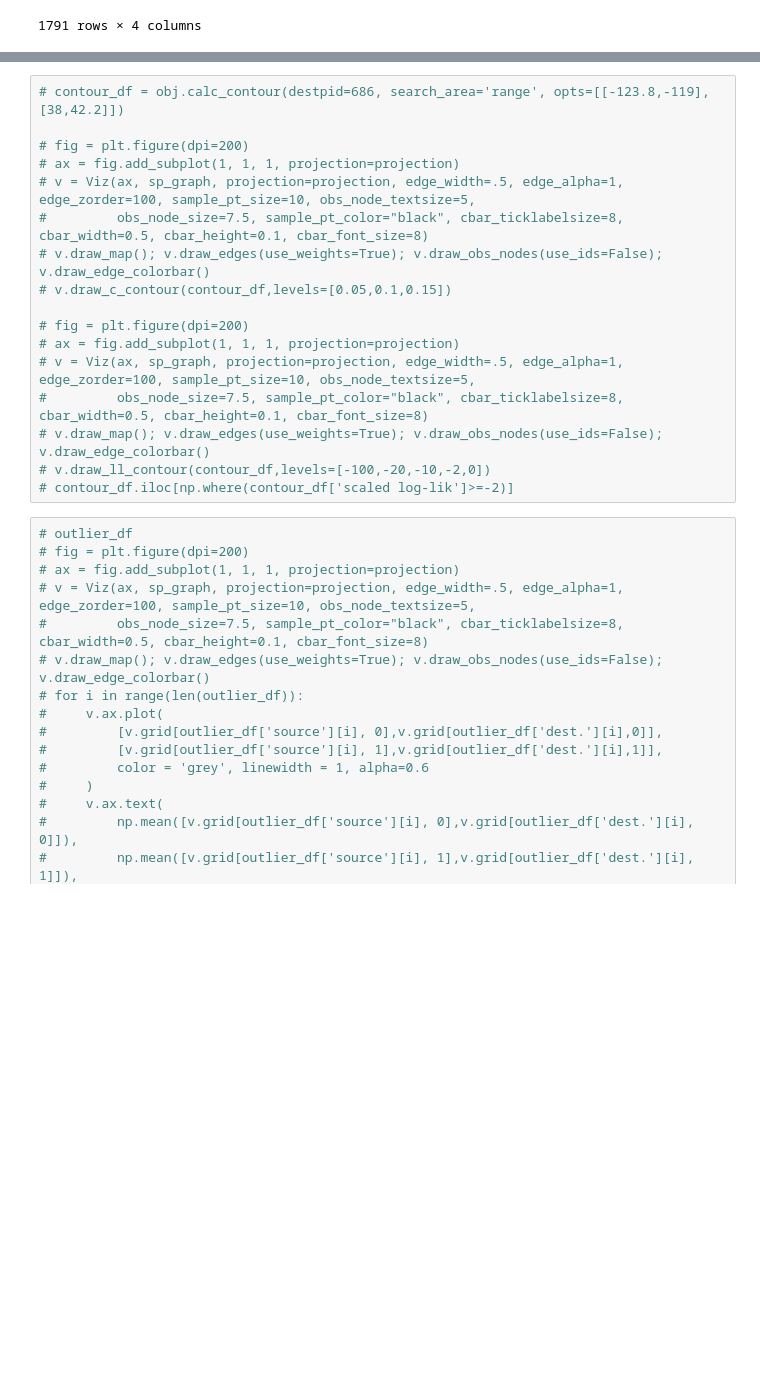
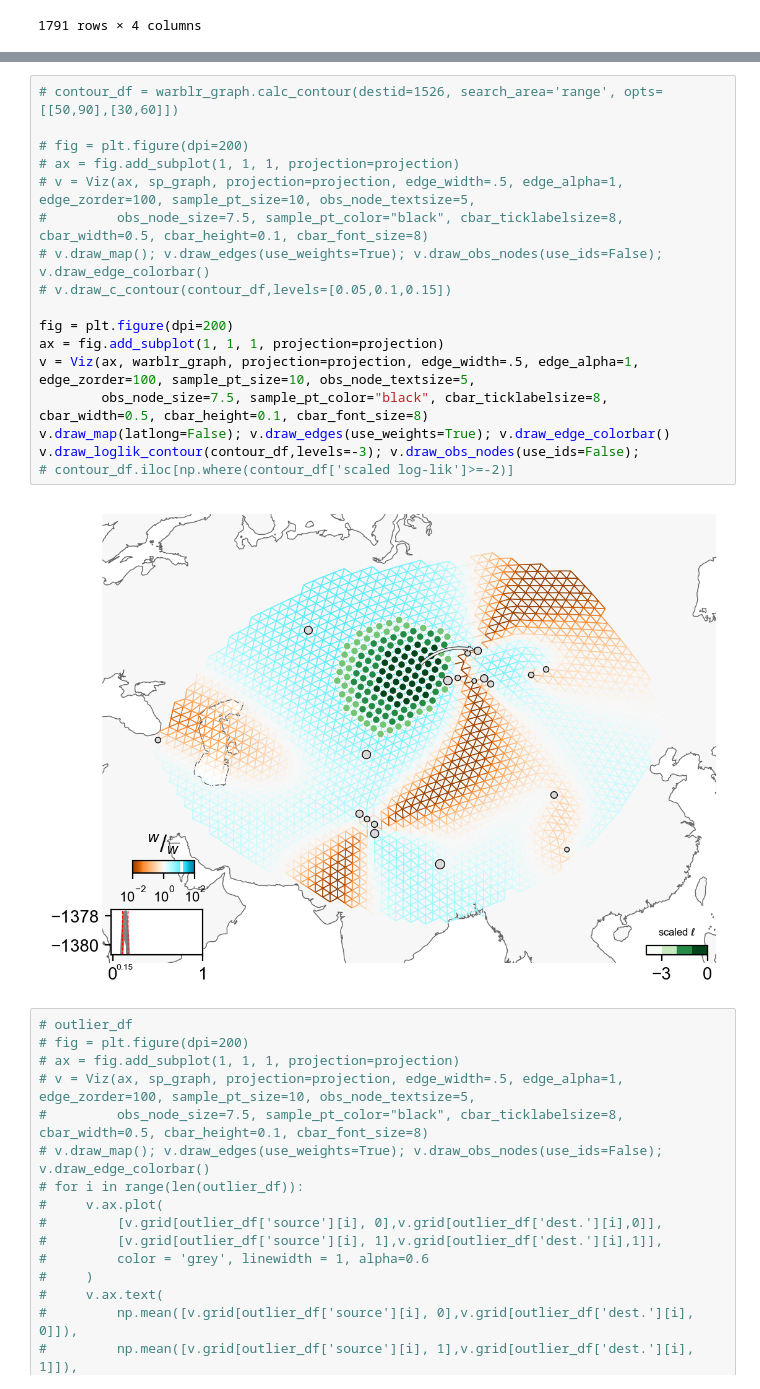
Before and after one commit to NovembreLab/feems, a Jupyter notebook: docs/notebooks/empirical-warblers.ipynb, the cells around one changed output, grey strips where cells are left out. Drawn from its saved outputs; the diff is of its cells as text; blank space fills up the shorter version.

```diff
--- a/docs/notebooks/empirical-warblers.ipynb
+++ b/docs/notebooks/empirical-warblers.ipynb
@@ -353,20 +366,22 @@ plt.plot(lamb_grid,mean_cv_err,'bo'); plt.axvline(float(lamb_grid[np.argmin(mean
 # %%
-# contour_df = obj.calc_contour(destpid=686, search_area='range', opts=[[-123.8,-119],[38,42.2]])
+# contour_df = warblr_graph.calc_contour(destid=1526, search_area='range', opts=[[50,90],[30,60]])
 
 # fig = plt.figure(dpi=200)
 # ax = fig.add_subplot(1, 1, 1, projection=projection)
 # v = Viz(ax, sp_graph, projection=projection, edge_width=.5, edge_alpha=1, edge_zorder=100, sample_pt_size=10, obs_node_textsize=5,
 #         obs_node_size=7.5, sample_pt_color="black", cbar_ticklabelsize=8, cbar_width=0.5, cbar_height=0.1, cbar_font_size=8)
 # v.draw_map(); v.draw_edges(use_weights=True); v.draw_obs_nodes(use_ids=False); v.draw_edge_colorbar()
 # v.draw_c_contour(contour_df,levels=[0.05,0.1,0.15])
 
-# fig = plt.figure(dpi=200)
-# ax = fig.add_subplot(1, 1, 1, projection=projection)
-# v = Viz(ax, sp_graph, projection=projection, edge_width=.5, edge_alpha=1, edge_zorder=100, sample_pt_size=10, obs_node_textsize=5,
-#         obs_node_size=7.5, sample_pt_color="black", cbar_ticklabelsize=8, cbar_width=0.5, cbar_height=0.1, cbar_font_size=8)
-# v.draw_map(); v.draw_edges(use_weights=True); v.draw_obs_nodes(use_ids=False); v.draw_edge_colorbar()
-# v.draw_ll_contour(contour_df,levels=[-100,-20,-10,-2,0])
+fig = plt.figure(dpi=200)
+ax = fig.add_subplot(1, 1, 1, projection=projection)
+v = Viz(ax, warblr_graph, projection=projection, edge_width=.5, edge_alpha=1, edge_zorder=100, sample_pt_size=10, obs_node_textsize=5,
+        obs_node_size=7.5, sample_pt_color="black", cbar_ticklabelsize=8, cbar_width=0.5, cbar_height=0.1, cbar_font_size=8)
+v.draw_map(latlong=False); v.draw_edges(use_weights=True); v.draw_edge_colorbar()
+v.draw_loglik_contour(contour_df,levels=-3); v.draw_obs_nodes(use_ids=False);
 # contour_df.iloc[np.where(contour_df['scaled log-lik']>=-2)]
+# %% [output]
+[figure, added]
 # %%
 # outlier_df
 # fig = plt.figure(dpi=200)
```
Also changed, not shown: parts of 5 cells of this notebook, 6 other files.
